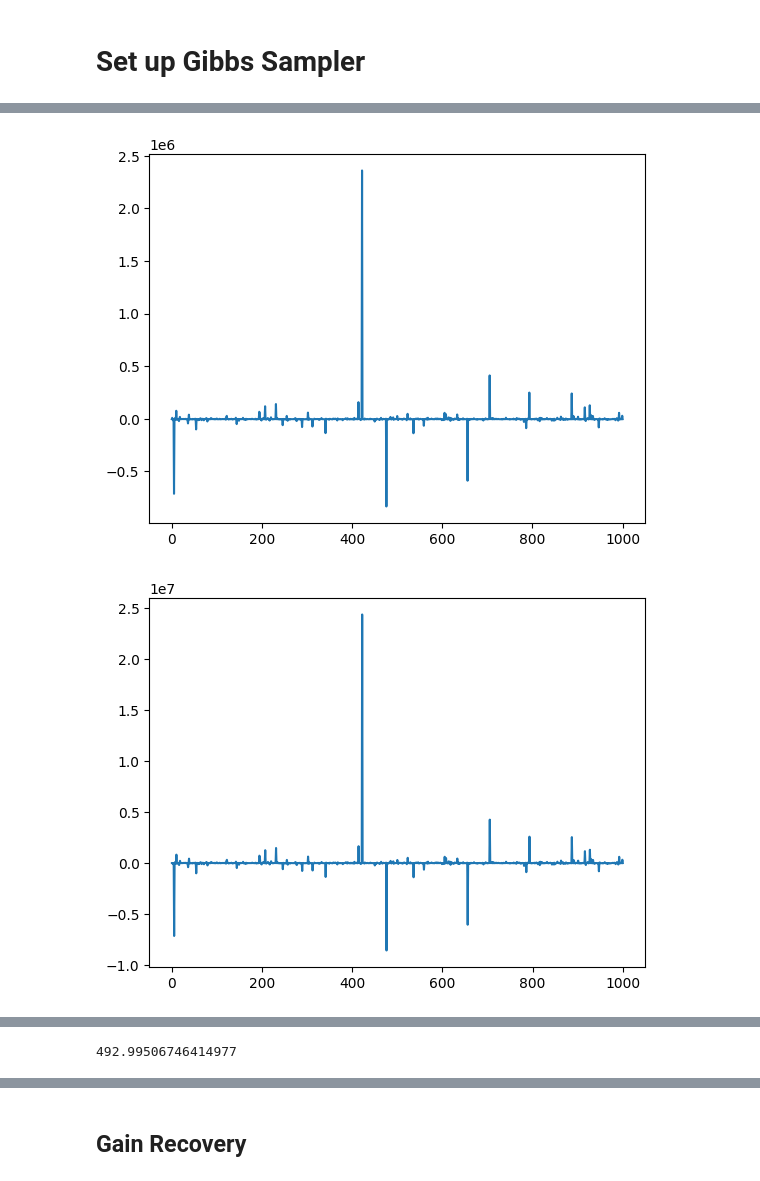
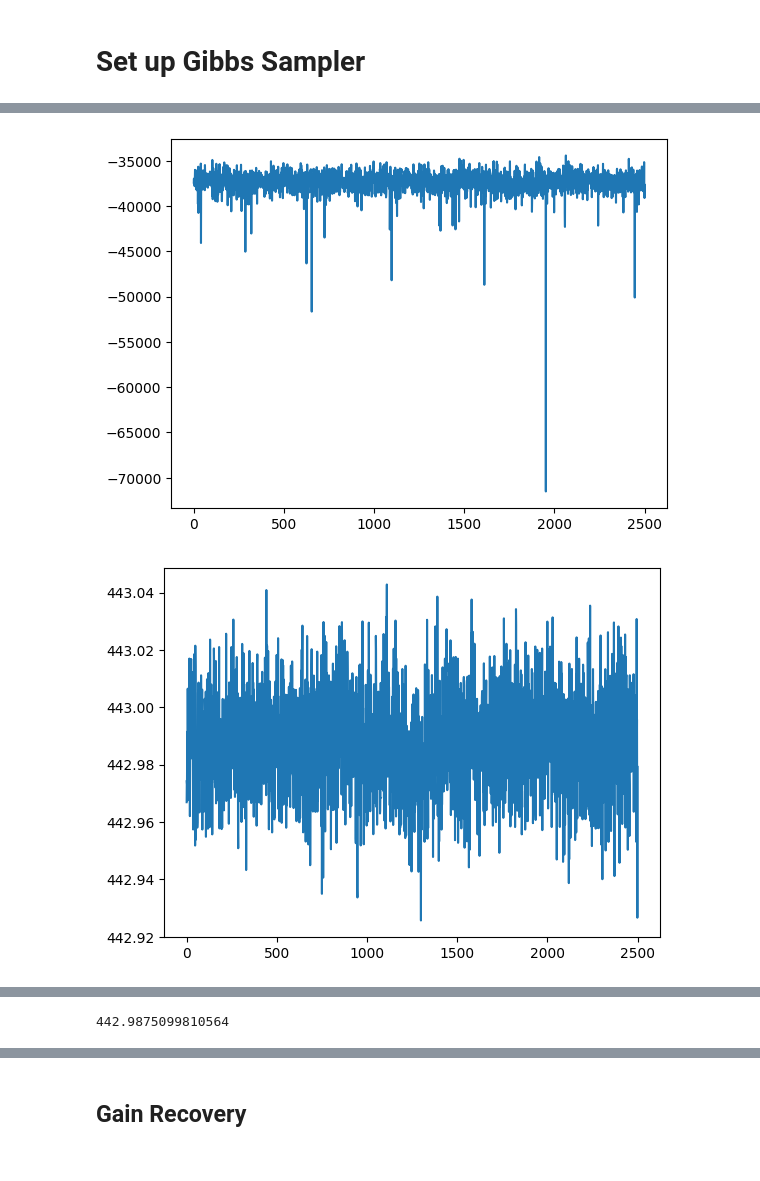
Before and after one commit to RHINO-Experiment/rhino-cal, a Jupyter notebook: gibbs_notebook.ipynb, the cells around one changed output, grey strips where cells are left out. Drawn from its saved outputs; the diff is of its cells as text; code cells hidden in the pictures.

Commit message:
Fixed Sampler and Added Prior Operator to GCR

```diff
--- a/gibbs_notebook.ipynb
+++ b/gibbs_notebook.ipynb
@@ -204,8 +242,4 @@ cal_source_priors, cal_source_prior_inv_cov = setup_probe_cal_priors(observation
                                                                         'short',
                                                                         'long_open',
                                                                         'long_short']},
-                                                                        temp_std=0.05)
+                                                                        temp_std=0.25)
-# %%
-print(cal_source_priors)
-print(cal_source_prior_inv_cov)
-cal_source_prior_inv_cov *= 1000
@@ -350,7 +398,8 @@ param_dict = sample_loop(data=observation.data_waterfall.flatten(),
                          init_cal_src_amps=init_calibrator_solution,
                          init_ant_nw_amps=np.ones_like(X_ant_noisewave[0]),
                          cal_src_priors=cal_source_priors,
-                         inv_cal_src_prior_cov=cal_source_prior_inv_cov, n_iter=200,
-                         fix_cal_source=True,
+                         inv_cal_src_prior_cov=cal_source_prior_inv_cov, n_iter=100,
+                         fix_cal_source=False,
+                         Y_cal_src=Y_calibrator,
                          verbose=True)
 # %% [output]
@@ -395,11 +444,12 @@ param_dict = sample_loop(data=observation.data_waterfall.flatten(),
                          U_gain=U_gain,
                          X_ant_nw=X_ant_noisewave,
                          X_cal_src=X_calibrator,
-                         init_gain_amps=np.median(param_dict['all_p_gain'], axis=0),
-                         init_cal_src_amps=init_calibrator_solution,
-                         init_ant_nw_amps=np.median(param_dict['all_p_ant_nw'], axis=0),
+                         init_gain_amps=param_dict['all_p_gain'][-1],
+                         init_cal_src_amps=param_dict['all_p_cal_src'][-1],
+                         init_ant_nw_amps=param_dict['all_p_ant_nw'][-1],
                          cal_src_priors=cal_source_priors,
-                         inv_cal_src_prior_cov=cal_source_prior_inv_cov, n_iter=1000,
-                         fix_cal_source=True,
-                         verbose=False)
+                         inv_cal_src_prior_cov=cal_source_prior_inv_cov, n_iter=2500,
+                         fix_cal_source=False,
+                         Y_cal_src=Y_calibrator,
+                         verbose=False,)
 # %% [output]
@@ -426,17 +473,15 @@ Gibbs Sample - 950 / 1000
 # %%
-plt.plot(param_dict['all_p_gain'][:,0])
-plt.show()
-plt.plot(param_dict['all_p_gain'][:,2])
-plt.show()
 plt.plot(param_dict['all_p_gain'][:,-1])
-plt.show()
-plt.plot(param_dict['all_p_cal_src'][:, 0])
 plt.show()
 plt.plot(param_dict['all_p_cal_src'][:, -1])
 plt.show()
+plt.plot(param_dict['all_p_ant_nw'][:, -1])
+plt.show()
 
+print(np.mean(param_dict['all_p_cal_src'][:, -1]))
 
-print(np.median(param_dict['all_p_cal_src'][:, -1]))
+plt.scatter(param_dict['all_p_cal_src'][:, 0], param_dict['all_p_cal_src'][:, 1])
+plt.show()
 # %% [output]
-[figure, old version]
+[figure, new version]
-[figure, old version]
+[figure, new version]
@@ -443,0 +489 @@ print(np.median(param_dict['all_p_cal_src'][:, -1]))
+442.9875099810564
@@ -446,4 +491,3 @@ print(np.median(param_dict['all_p_cal_src'][:, -1]))
-492.99506746414977
 # %%
 # Recovered Antenna
 
```
Also changed, not shown: parts of 28 cells of this notebook, 5 other files.
